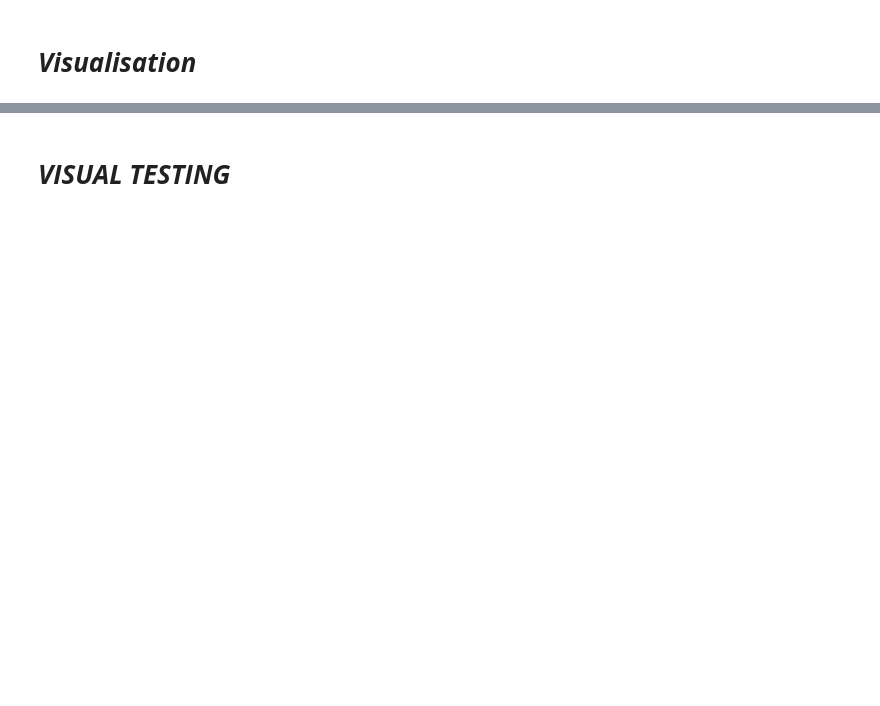
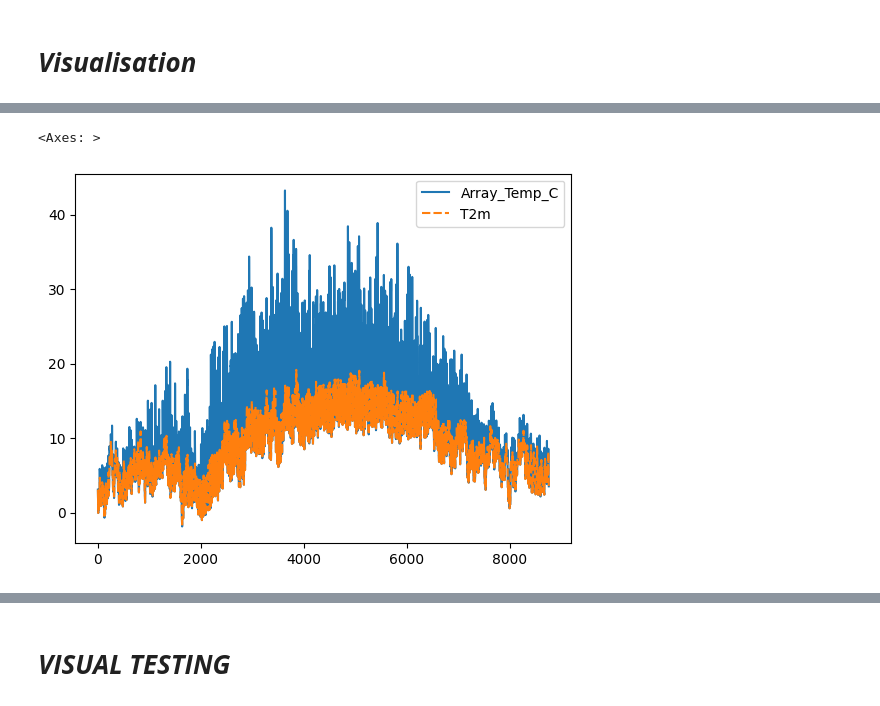
Before and after one commit to Daniel-Parke/WiseWattage, a Jupyter notebook: WiseWattage/wisewattage.ipynb, the cells around one changed output, grey strips where cells are left out. Cells and saved outputs as stored; diff of their text form; code cells hidden in the pictures; blank space fills up the shorter version.

Commit message:
Updated modelling implementation and testing

```diff
--- a/WiseWattage/wisewattage.ipynb
+++ b/WiseWattage/wisewattage.ipynb
@@ -396,0 +352,26 @@ pv_model = SolarPVModel(site=site, arrays=arrays)
+# %%
+# %%timeit
+
+# Set up PV panel being used
+pv_panel = SolarPVPanel()
+
+# Set up PV arrays
+num_pv_panels = 4
+surface_pitch = 35
+surface_azimuth = -90
+albedo = 0.2
+cost_per_kWp = 1250
+
+pv_array_1 = SolarPVArray(pv_panel, num_pv_panels, surface_pitch, surface_azimuth, albedo, cost_per_kWp)
+pv_array_2 = SolarPVArray(pv_panel, num_pv_panels, surface_pitch, -45)
+pv_array_3 = SolarPVArray(pv_panel, num_pv_panels, surface_pitch, 0)
+pv_array_4 = SolarPVArray(pv_panel, num_pv_panels, surface_pitch, 45)
+pv_array_5 = SolarPVArray(pv_panel, num_pv_panels, surface_pitch, 90)
+
+pv_arrays = [pv_array_1, pv_array_2, pv_array_3, pv_array_4, pv_array_5]
+
+# Run the model
+pv_model = SolarPVModel(site, pv_arrays)
+
+print("")
+print(f"{sum(array.pv_kwp for array in pv_model.arrays)}kWp Solar PV modelled")
@@ -431,3 +470,6 @@ px.line(pv_model.models[0]["model_result"][["Cell_Temp_C", "T2m"]])
 # %%
-sns.lineplot(pv_model.models[0]["model_result"][["Cell_Temp_C", "T2m"]])
+sns.lineplot(pv_model.models[0]["model_result"][["Array_Temp_C", "T2m"]])
+# %% [output]
+<Axes: >
+[figure, added]
 # %%
```
Also changed, not shown: parts of 54 cells of this notebook, 7 other files.
